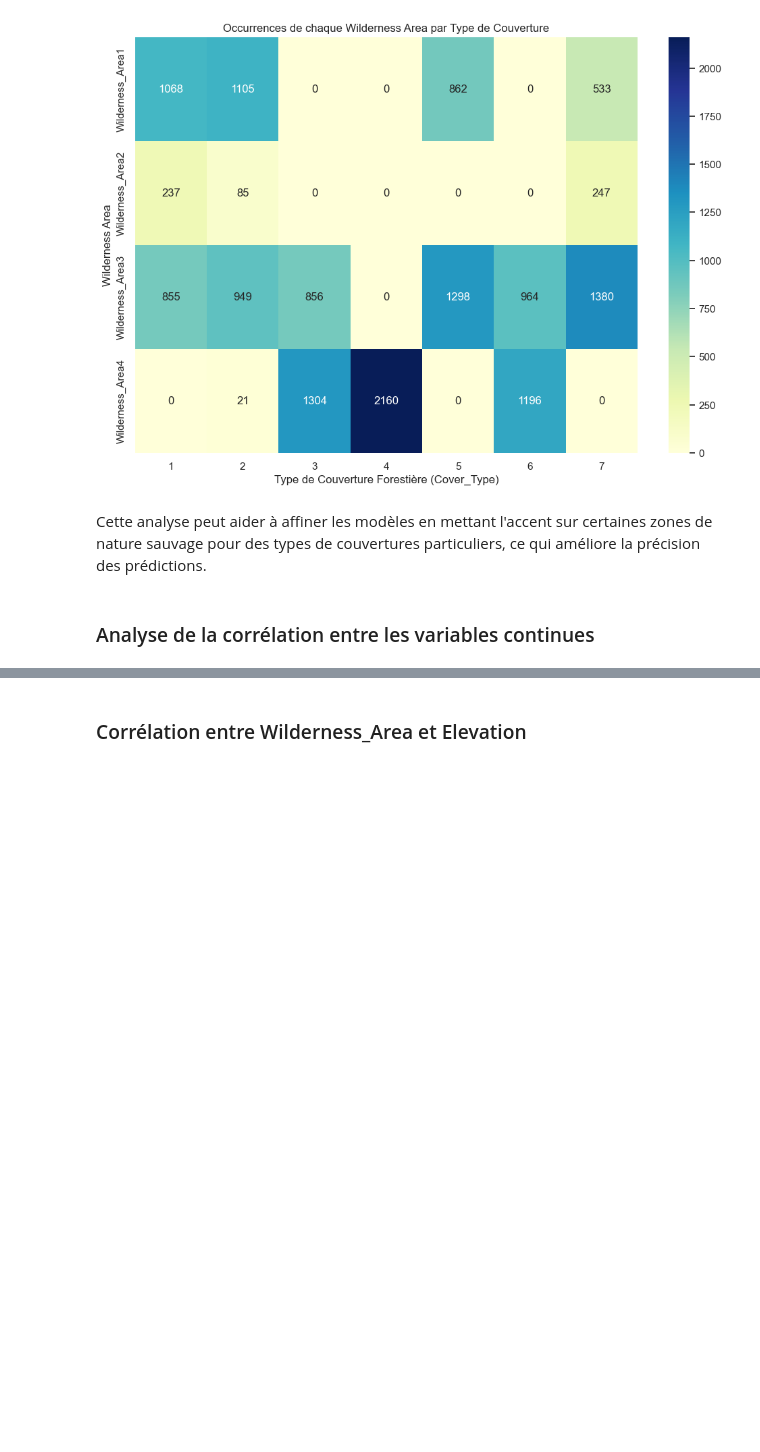
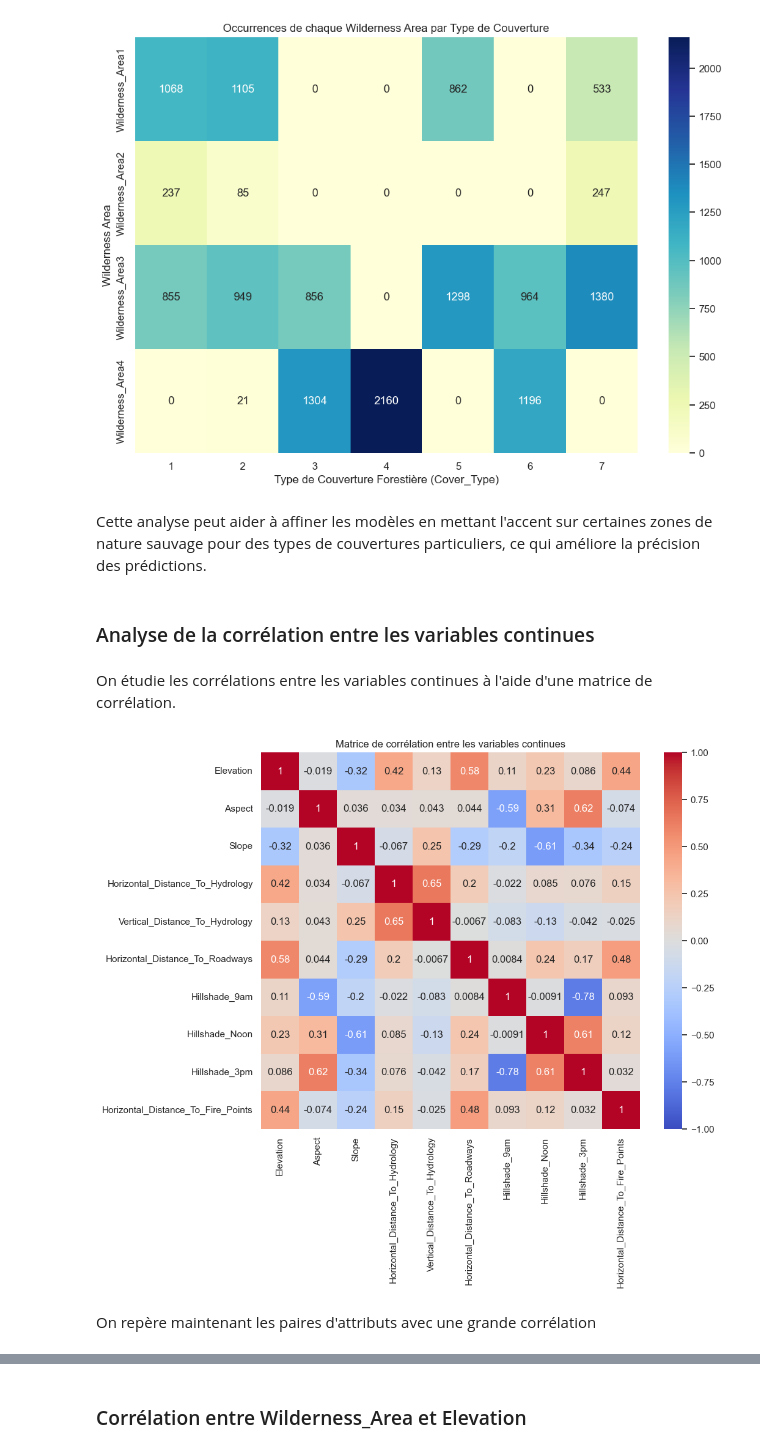
Before and after one commit to stephecw/Forest-Challenge, a Jupyter notebook: main.ipynb, the cells around one changed output, grey strips where cells are left out. Cells and saved outputs as stored; diff of their text form; code cells hidden in the pictures; blank space fills up the shorter version.

```diff
--- a/main.ipynb
+++ b/main.ipynb
@@ -388,3 +386,23 @@ Wilderness_Area4     0    21  1304  2160     0  1196     0
 Cette analyse peut aider à affiner les modèles en mettant l'accent sur certaines zones de nature sauvage pour des types de couvertures particuliers, ce qui améliore la précision des prédictions.
 # %% [markdown]
 ### Analyse de la corrélation entre les variables continues
+# %% [markdown]
+On étudie les corrélations entre les variables continues à l'aide d'une matrice de corrélation.
+# %%
+# On sélectionne les colonnes continues
+continuous_columns = ['Elevation', 'Aspect', 'Slope', 'Horizontal_Distance_To_Hydrology',
+                      'Vertical_Distance_To_Hydrology', 'Horizontal_Distance_To_Roadways',
+                      'Hillshade_9am', 'Hillshade_Noon', 'Hillshade_3pm', 'Horizontal_Distance_To_Fire_Points']
+
+# On calcule la matrice de corrélation pour ces colonnes
+correlation_matrix = data[continuous_columns].corr()
+
+# On visualise la matrice de corrélation avec une heatmap
+plt.figure(figsize=(10, 8))
+sns.heatmap(correlation_matrix, annot=True, cmap="coolwarm", vmin=-1, vmax=1)
+plt.title("Matrice de corrélation entre les variables continues")
+plt.show()
+# %% [output]
+[figure, added]
+# %% [markdown]
+On repère maintenant les paires d'attributs avec une grande corrélation
```
Also changed, not shown: parts of 11 cells of this notebook, 3 other files.
